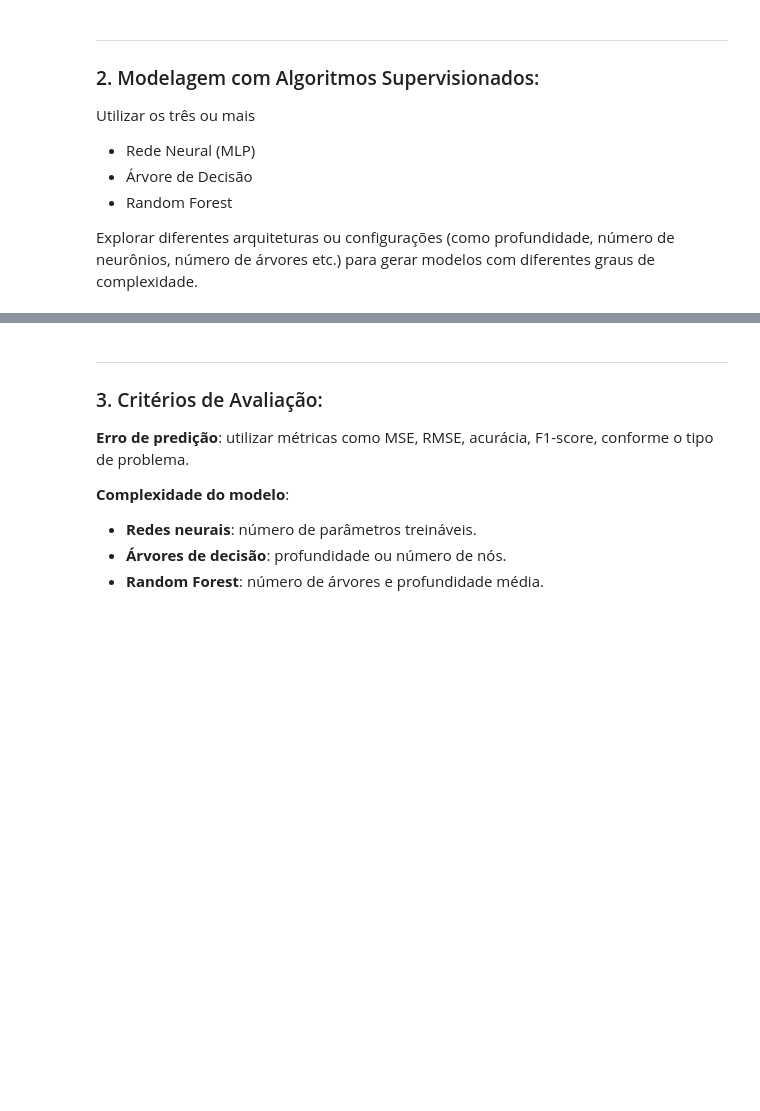
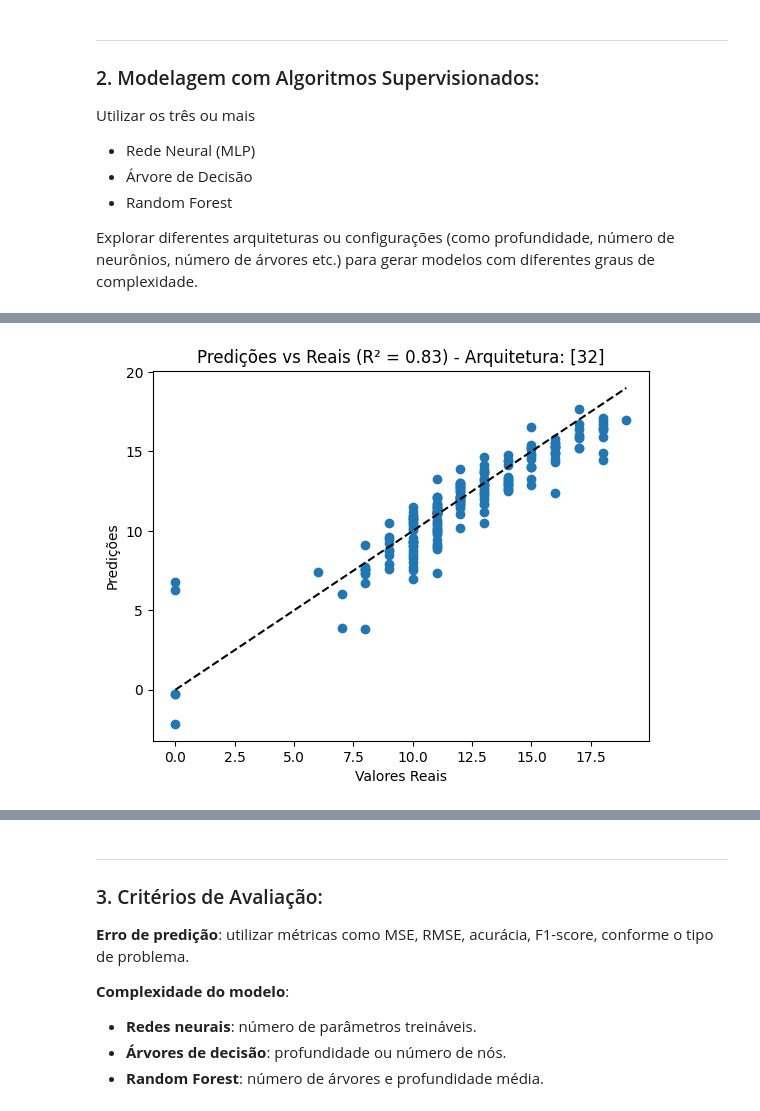
Before and after one commit to sakikout/Aprendizado-Multiobjetivo, a Jupyter notebook: student.ipynb, the cells around one changed output, grey strips where cells are left out. Drawn from its saved outputs; the diff is of its cells as text; code cells hidden in the pictures; blank space fills up the shorter version.

Commit message:
Alterando modelos
verificando complexidade dos modelos e features mais relevantes

```diff
--- a/student.ipynb
+++ b/student.ipynb
@@ -157,8 +160,7 @@ For example, when doing 'df[col].method(value, inplace=True)', try using 'df.met
 5 rows × 59 columns
 # %%
 # ------------------- Train/Test split -------------------
-# feat = ['Medu', 'Fedu', 'Walc', 'absences', 'studytime' , 'G1', 'G2']
-feat = ['G1', 'G2', 'Medu', 'Fedu', 'studytime', 'failures']
+feat = ['G1', 'G2', 'Medu', 'Fedu', 'Walc', 'absences', 'studytime', 'failures']
 features = df[feat]
 target = df['G3']
 
@@ -369,0 +373,89 @@ R²: -12.86
+# %%
+# ------------------------- Neural Network Regressor -------------------------
+architectures = [
+    [32],               # 1 camada
+    [64, 32],           # 2 camadas
+    [128, 64, 32]       # 3 camadas
+]
+
+results_nn = []
+
+for arch in architectures:
+    model = tf.keras.models.Sequential()
+    model.add(
+        tf.keras.layers.Dense(arch[0],
+                              activation='relu',
+                              input_shape=(X_train_scaled.shape[1],)
+        ),
+    )
+
+
+    model.add(tf.keras.layers.BatchNormalization())
+    model.add(tf.keras.layers.Dropout(0.3))
+
+    for units in arch[1:]:
+        model.add(tf.keras.layers.Dense(
+                units,
+                activation='relu',
+                kernel_regularizer=tf.keras.regularizers.l2(0.01)))
+
+
+    model.add(tf.keras.layers.Dense(1))
+
+    optimizer = tf.keras.optimizers.Adam(learning_rate=0.001)
+
+    model.compile(
+        optimizer=optimizer,
+        loss='mse',
+        metrics=['mae'])
+
+    early_stopping = tf.keras.callbacks.EarlyStopping(
+        patience=10,
+        monitor='val_loss',
+        mode='min',
+        restore_best_weights=True)
+
+    model.fit(
+        X_train_scaled, y_train,
+        validation_split=0.2,
+        epochs=200,
+        batch_size=32,
+        callbacks=[early_stopping],
+        shuffle=True,
+        verbose=1
+    )
+
+    # Métricas
+    y_pred = model.predict(X_test_scaled).flatten()
+    mse = mean_squared_error(y_test, y_pred)
+    rmse = np.sqrt(mse)
+    r2 = r2_score(y_test, y_pred)
+
+    # Complexidade
+    n_params = model.count_params()
+
+    results_nn.append({
+        'architecture': str(arch),
+        'n_params': n_params,
+        'MSE': mse,
+        'RMSE': rmse,
+        'R2': r2
+    })
+
+    weights = model.layers[0].get_weights()[0]
+    feature_importance = np.mean(np.abs(weights), axis=1)
+    importance_df = pd.DataFrame({
+        'Feature': X_train.columns,
+        'Importance': feature_importance
+    }).sort_values('Importance', ascending=False)
+
+    print("Features mais relevantes para primeira camada da NN:")
+    print(importance_df.head())
+
+    plt.scatter(y_test, y_pred)
+    plt.plot([y_test.min(), y_test.max()], [y_test.min(), y_test.max()], 'k--')
+    plt.xlabel('Valores Reais')
+    plt.ylabel('Predições')
+    plt.title(f'Predições vs Reais (R² = {r2:.2f}) - Arquitetura: {arch}')
+    plt.show()
+# %% [output]
@@ -369,0 +480 @@ R²: -12.86
+[figure, added]
```
Also changed, not shown: parts of 9 cells of this notebook.
